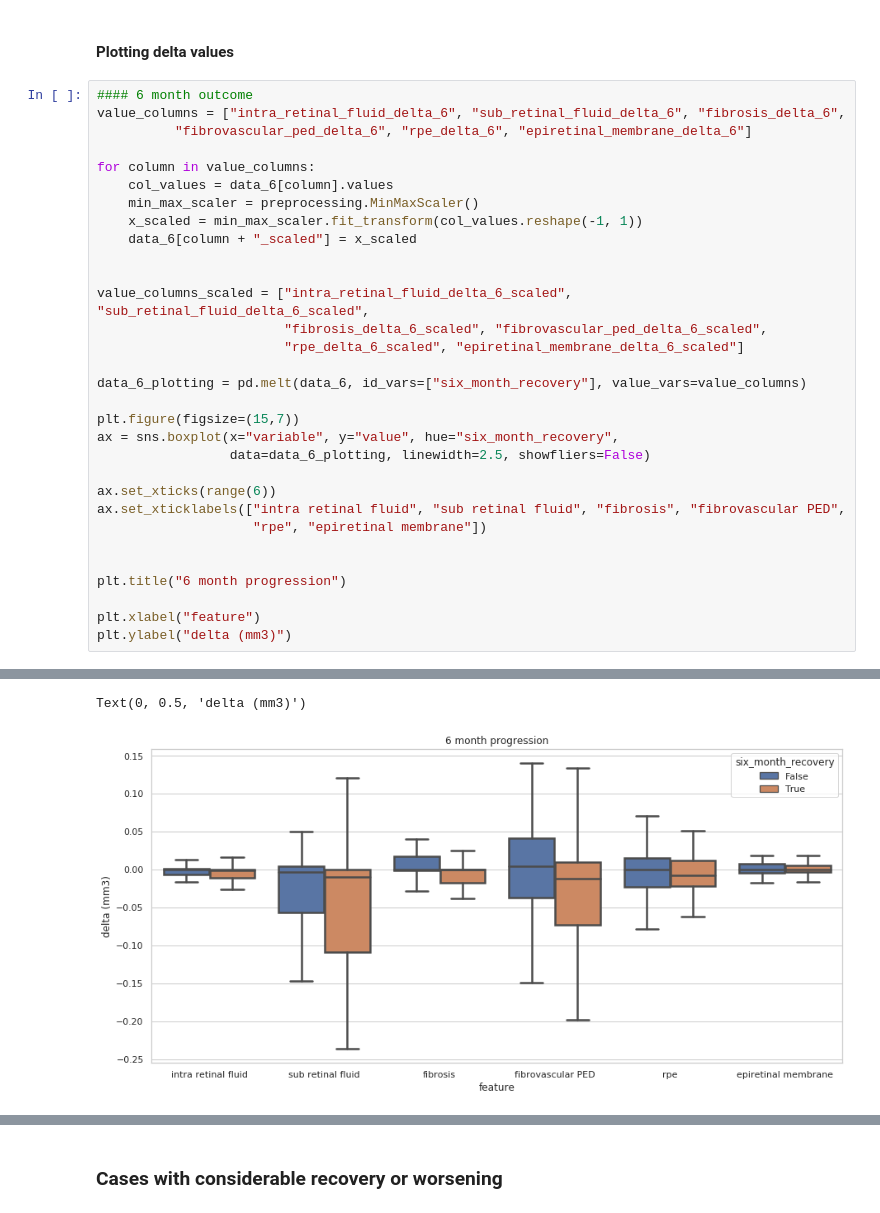
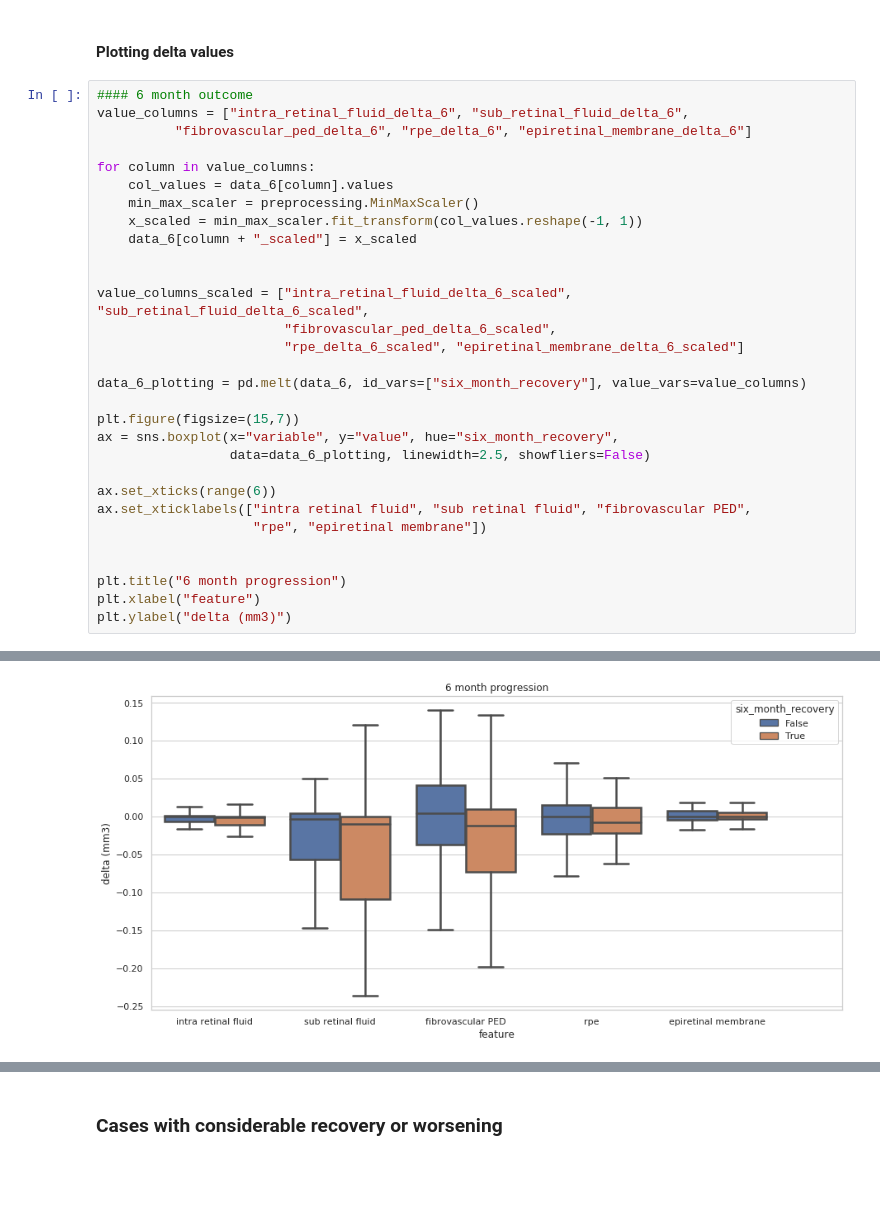
Before and after one commit to theislab/LODE, a Jupyter notebook: feature_statistics/notebooks/0_2_time_series_1-3-6-12-24-months.ipynb, the cells around one changed output, grey strips where cells are left out. Drawn from its saved outputs; the diff is of its cells as text; blank space fills up the shorter version.

```diff
--- a/feature_statistics/notebooks/0_2_time_series_1-3-6-12-24-months.ipynb
+++ b/feature_statistics/notebooks/0_2_time_series_1-3-6-12-24-months.ipynb
@@ -465,7 +548,7 @@ array(['Unnamed: 0', 'patient_id', 'laterality', 'first_injection_date',
 #### Plotting delta values
 # %%
 #### 6 month outcome
-value_columns = ["intra_retinal_fluid_delta_6", "sub_retinal_fluid_delta_6", "fibrosis_delta_6",
+value_columns = ["intra_retinal_fluid_delta_6", "sub_retinal_fluid_delta_6",
           "fibrovascular_ped_delta_6", "rpe_delta_6", "epiretinal_membrane_delta_6"]
 
 for column in value_columns:
@@ -476,7 +559,7 @@ for column in value_columns:
 
 
 value_columns_scaled = ["intra_retinal_fluid_delta_6_scaled", "sub_retinal_fluid_delta_6_scaled",
-                        "fibrosis_delta_6_scaled", "fibrovascular_ped_delta_6_scaled",
+                        "fibrovascular_ped_delta_6_scaled",
                         "rpe_delta_6_scaled", "epiretinal_membrane_delta_6_scaled"]
 
 data_6_plotting = pd.melt(data_6, id_vars=["six_month_recovery"], value_vars=value_columns)
@@ -486,12 +569,11 @@ ax = sns.boxplot(x="variable", y="value", hue="six_month_recovery",
                  data=data_6_plotting, linewidth=2.5, showfliers=False)
 
 ax.set_xticks(range(6))
-ax.set_xticklabels(["intra retinal fluid", "sub retinal fluid", "fibrosis", "fibrovascular PED",
+ax.set_xticklabels(["intra retinal fluid", "sub retinal fluid", "fibrovascular PED",
                     "rpe", "epiretinal membrane"])
 
 
 plt.title("6 month progression")
-
 plt.xlabel("feature")
 plt.ylabel("delta (mm3)")
 # %% [output]
@@ -515,5 +581,4 @@ See the caveats in the documentation: http://pandas.pydata.org/pandas-docs/stabl
-Text(0, 0.5, 'delta (mm3)')
-[figure, old version]
+[figure, new version]
 # %%
 #### 12 month outcome
 value_columns = ["intra_retinal_fluid_delta_12", "sub_retinal_fluid_delta_12", "fibrosis_delta_12",
```
Also changed, not shown: parts of 18 cells of this notebook, 7 other files.
